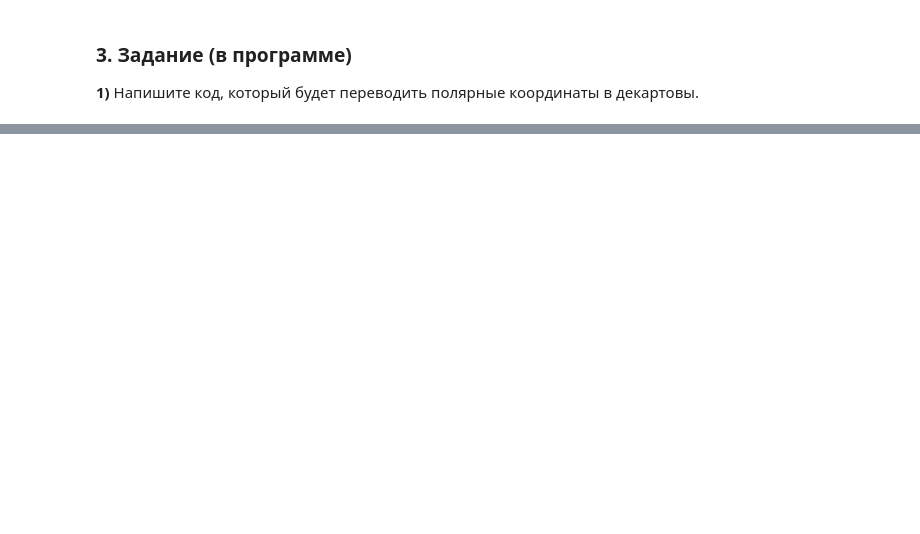
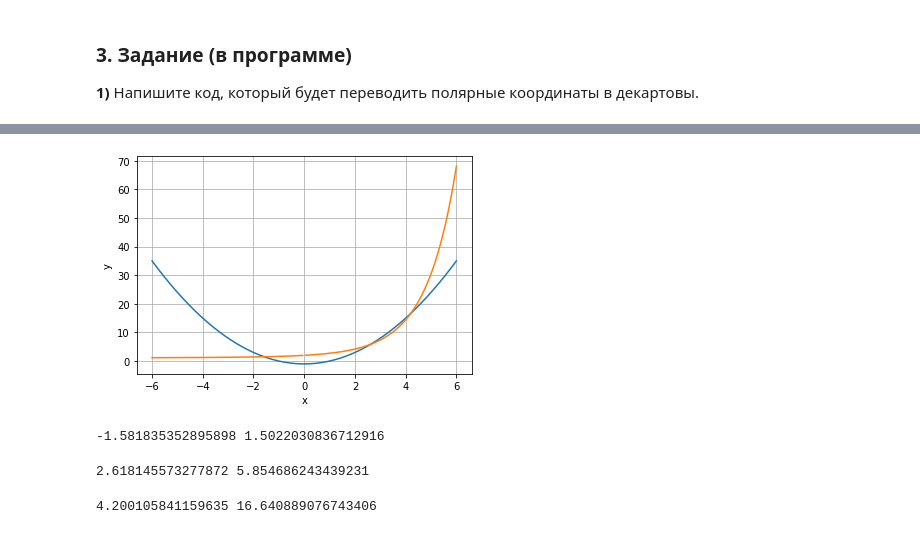
Before and after one commit to nikola4725/Geekbrains_Introduction_to_Higher_Mathematics, a Jupyter notebook: lesson_03/lesson_03.ipynb, the cells around one changed output, grey strips where cells are left out. Saved outputs shown, nothing was run; the diff lists cells and outputs as text; code cells hidden in the pictures; blank space fills up the shorter version.

```diff
--- a/lesson_03/lesson_03.ipynb
+++ b/lesson_03/lesson_03.ipynb
@@ -203,0 +250,10 @@ Text(0, 0.5, 'y')
+# %%
+x = np.linspace(-6, 6, 201)
+plt.plot(x, x**2 - 1)
+plt.plot(x, (np.exp(x) + x - 1) / x)
+plt.grid(True)
+plt.xlabel('x')
+plt.ylabel('y')
+plt.show()
+# %% [output]
+[figure, added]
@@ -203,0 +264,15 @@ Text(0, 0.5, 'y')
+# %%
+x1, y1 = fsolve(equations, (-2, 2))
+print(x1, y1)
+# %% [output]
+-1.581835352895898 1.5022030836712916
+# %%
+x2, y2 = fsolve(equations, (2, 4))
+print(x2, y2)
+# %% [output]
+2.618145573277872 5.854686243439231
+# %%
+x3, y3 = fsolve(equations, (4, 4))
+print(x3, y3)
+# %% [output]
+4.200105841159635 16.640889076743406
```
Also changed, not shown: parts of 17 cells of this notebook.
